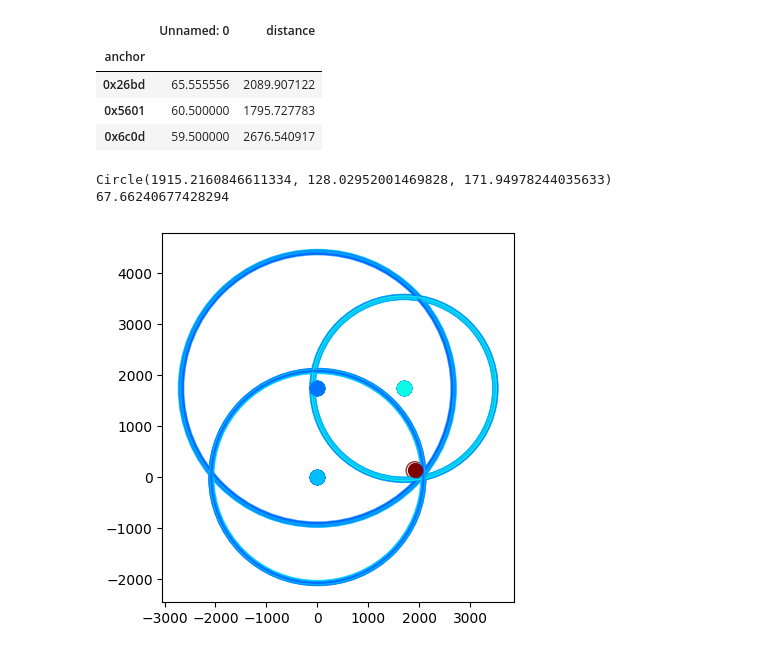
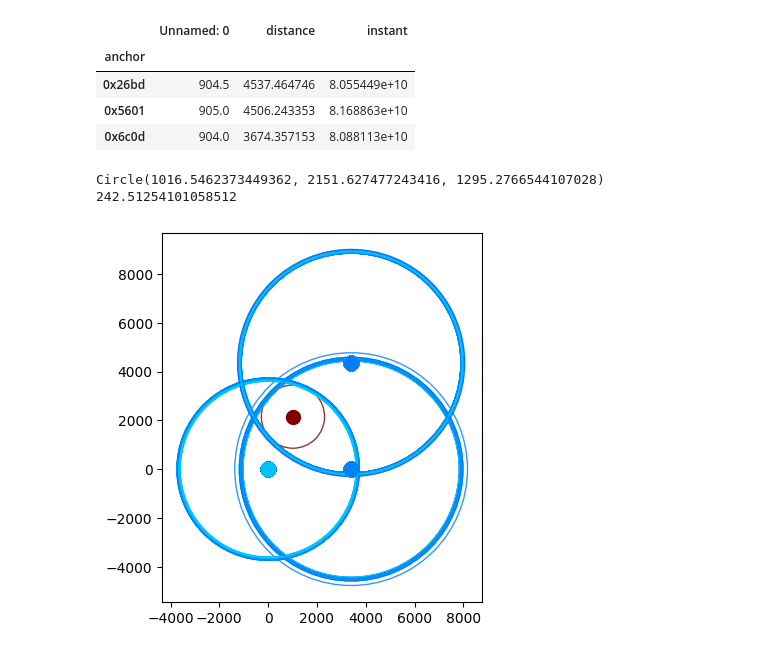
Before and after one commit to piotrs112/uwb-rs, a Jupyter notebook: data-processing/preliminary_tests.ipynb, the cells around one changed output. Drawn from its saved outputs; the diff is of its cells as text; code cells hidden in the pictures.

```diff
--- a/data-processing/preliminary_tests.ipynb
+++ b/data-processing/preliminary_tests.ipynb
@@ -2,41 +2,48 @@
 import pandas as pd
 import plotly.express as px
 
-data = pd.read_csv("2023-04-19-12:14:27.342438.csv")
+data = pd.read_csv("/home/piotr/Documents/mgr/uwb-rs/data-processing/data/2023-05-17-20:51:29.418430P4.csv")
 fig = px.box(data, x="anchor", y="distance", points="all")
 fig.show()
 # %%
 df = data.drop(columns=['timestamp'])
 df.groupby(["anchor"]).mean()
 # %% [output]
-|  | Unnamed: 0 | distance |
-| anchor |  |  |
-| 0x26bd | 65.555556 | 2089.907122 |
-| 0x5601 | 60.500000 | 1795.727783 |
-| 0x6c0d | 59.500000 | 2676.540917 |
+|  | Unnamed: 0 | distance | instant |
+| anchor |  |  |  |
+| 0x26bd | 904.5 | 4537.464746 | 8.055449e+10 |
+| 0x5601 | 905.0 | 4506.243353 | 8.168863e+10 |
+| 0x6c0d | 904.0 | 3674.357153 | 8.088113e+10 |
 # %%
-from coords import COORDS
+# from coords import COORDS
 from easy_trilateration.model import *
 from easy_trilateration.least_squares import easy_least_squares
 from easy_trilateration.graph import *
 from helpers import distance
+
+COORDS = {
+    "0x6c0d": (0,0),
+    "0x5601": (3400,0),
+    "0x26bd": (3400, 4350),
+    "T": (775, 2130),
+}
 
 arr = [Circle(COORDS[row["anchor"]][0], COORDS[row["anchor"]][1], row["distance"]) for _, row in df.iterrows()]
 
 # arr = [Circle(100, 100, 50),
 # Circle(100, 50, 50),
 # Circle(50, 50, 50),
 # Circle(50, 100, 50)]
 
-result, meta = easy_least_squares(arr)
+result, meta = linear(arr)
 print(result)
 print(distance(result.center, Point(*COORDS["T"])))
 create_circle(result, target=True)
 draw(arr)
 # %% [output]
-Circle(1915.2160846611334, 128.02952001469828, 171.94978244035633)
-67.66240677428294
+Circle(1016.5462373449362, 2151.627477243416, 1295.2766544107028)
+242.51254101058512
-[figure, old version]
+[figure, new version]
 # %%
 n_samples = []
 errors = []
```
Also changed, not shown: parts of 1 cell of this notebook, 4 other files.
